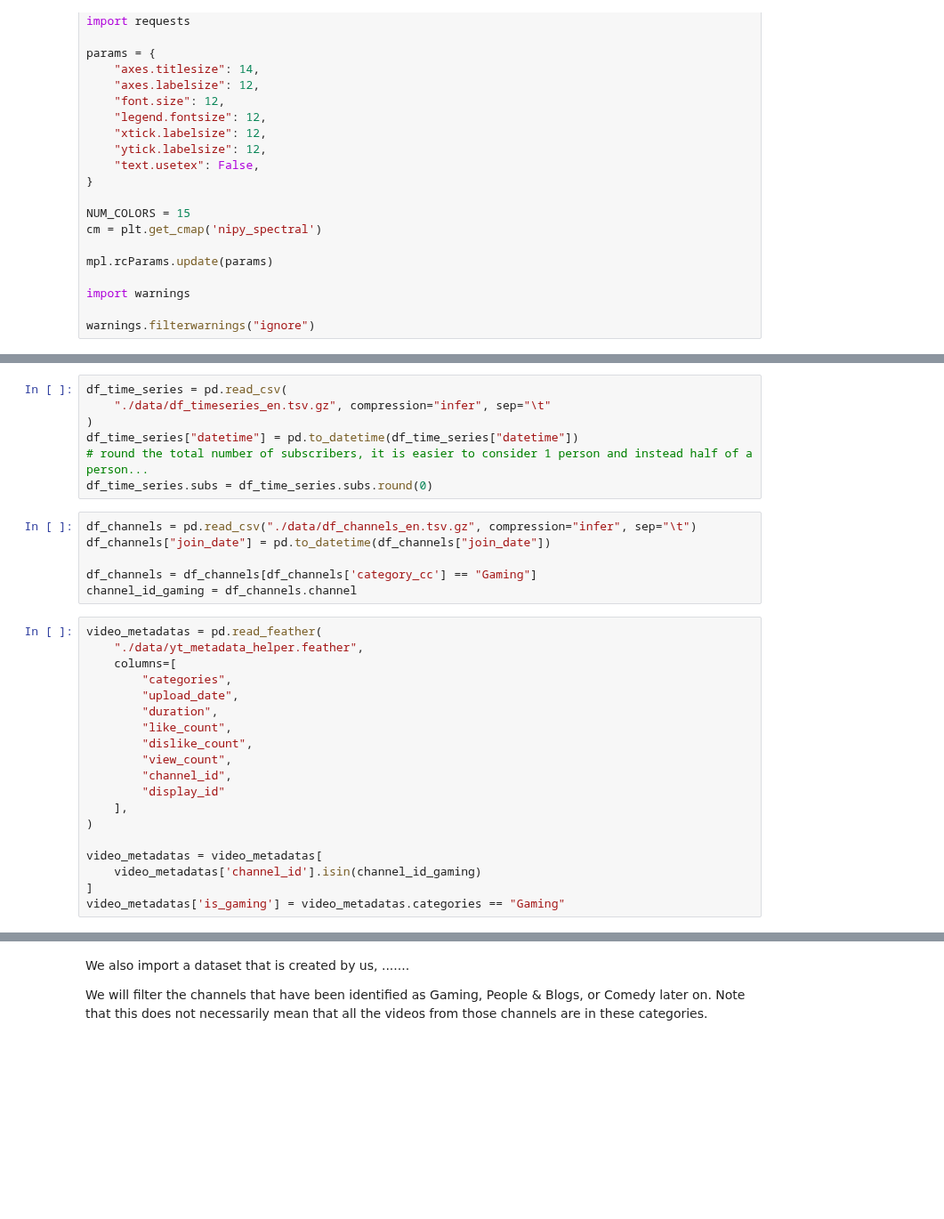
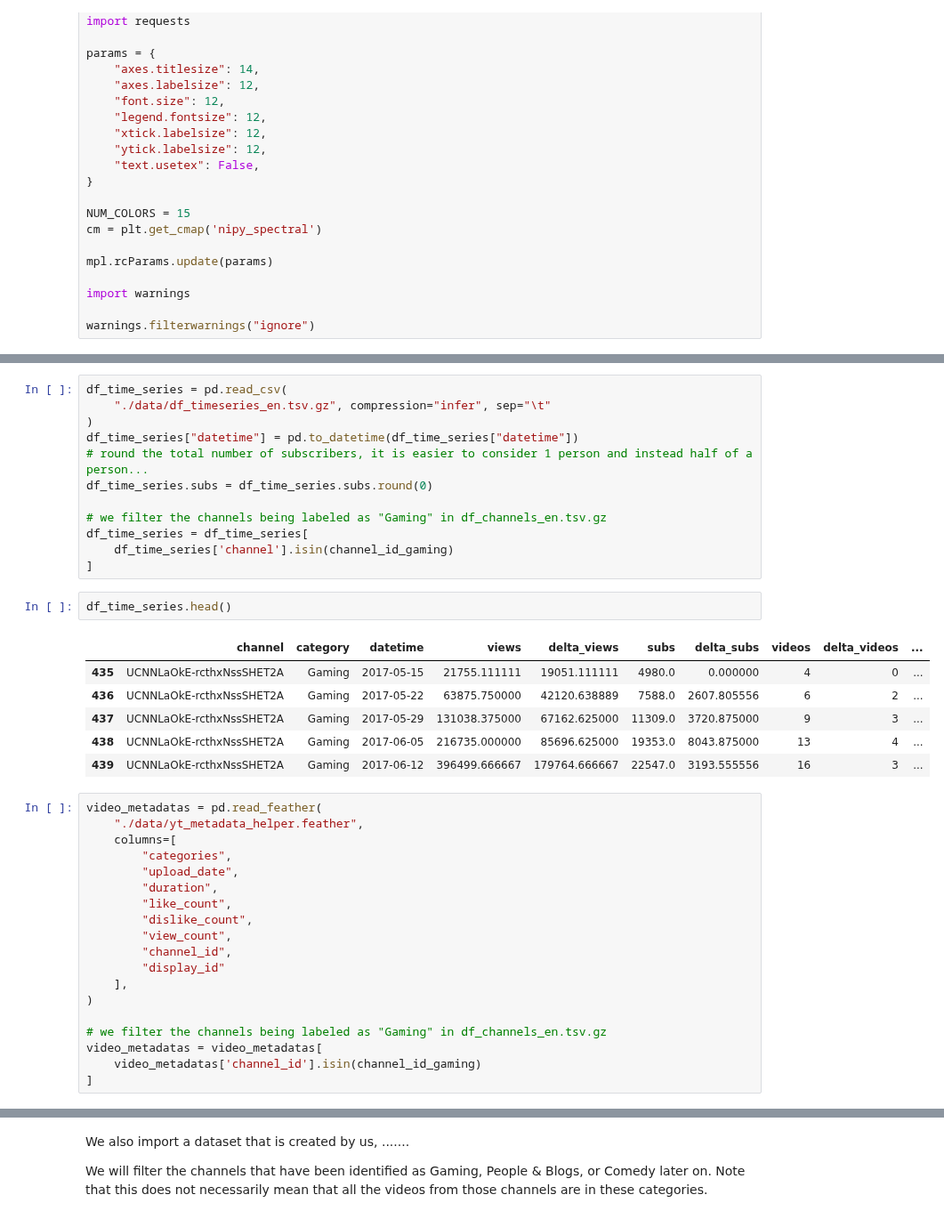
Before and after one commit to epfl-ada/ada-2022-project-adaptation, a Jupyter notebook: MS3_Analysis.ipynb, the cells around one changed output, grey strips where cells are left out. Shown at 89% size. Cells and saved outputs as stored; diff of their text form; blank space fills up the shorter version.

```diff
--- a/MS3_Analysis.ipynb
+++ b/MS3_Analysis.ipynb
@@ -60,12 +65,20 @@ df_time_series = pd.read_csv(
 df_time_series["datetime"] = pd.to_datetime(df_time_series["datetime"])
 # round the total number of subscribers, it is easier to consider 1 person and instead half of a person...
 df_time_series.subs = df_time_series.subs.round(0)
+
+# we filter the channels being labeled as "Gaming" in df_channels_en.tsv.gz
+df_time_series = df_time_series[
+    df_time_series['channel'].isin(channel_id_gaming)
+]
-# %%
-df_channels = pd.read_csv("./data/df_channels_en.tsv.gz", compression="infer", sep="\t")
-df_channels["join_date"] = pd.to_datetime(df_channels["join_date"])
-
-df_channels = df_channels[df_channels['category_cc'] == "Gaming"]
-channel_id_gaming = df_channels.channel
+# %%
+df_time_series.head()
+# %% [output]
+|  | channel | category | datetime | views | delta_views | subs | delta_subs | videos | delta_videos | ... |
+| 435 | UCNNLaOkE-rcthxNssSHET2A | Gaming | 2017-05-15 | 21755.111111 | 19051.111111 | 4980.0 | 0.000000 | 4 | 0 | ... |
+| 436 | UCNNLaOkE-rcthxNssSHET2A | Gaming | 2017-05-22 | 63875.750000 | 42120.638889 | 7588.0 | 2607.805556 | 6 | 2 | ... |
+| 437 | UCNNLaOkE-rcthxNssSHET2A | Gaming | 2017-05-29 | 131038.375000 | 67162.625000 | 11309.0 | 3720.875000 | 9 | 3 | ... |
+| 438 | UCNNLaOkE-rcthxNssSHET2A | Gaming | 2017-06-05 | 216735.000000 | 85696.625000 | 19353.0 | 8043.875000 | 13 | 4 | ... |
+| 439 | UCNNLaOkE-rcthxNssSHET2A | Gaming | 2017-06-12 | 396499.666667 | 179764.666667 | 22547.0 | 3193.555556 | 16 | 3 | ... |
 # %%
 video_metadatas = pd.read_feather(
     "./data/yt_metadata_helper.feather",
@@ -81,7 +94,7 @@ video_metadatas = pd.read_feather(
     ],
 )
 
+# we filter the channels being labeled as "Gaming" in df_channels_en.tsv.gz
 video_metadatas = video_metadatas[
     video_metadatas['channel_id'].isin(channel_id_gaming)
 ]
-video_metadatas['is_gaming'] = video_metadatas.categories == "Gaming"
```
Also changed, not shown: parts of 50 cells of this notebook.
